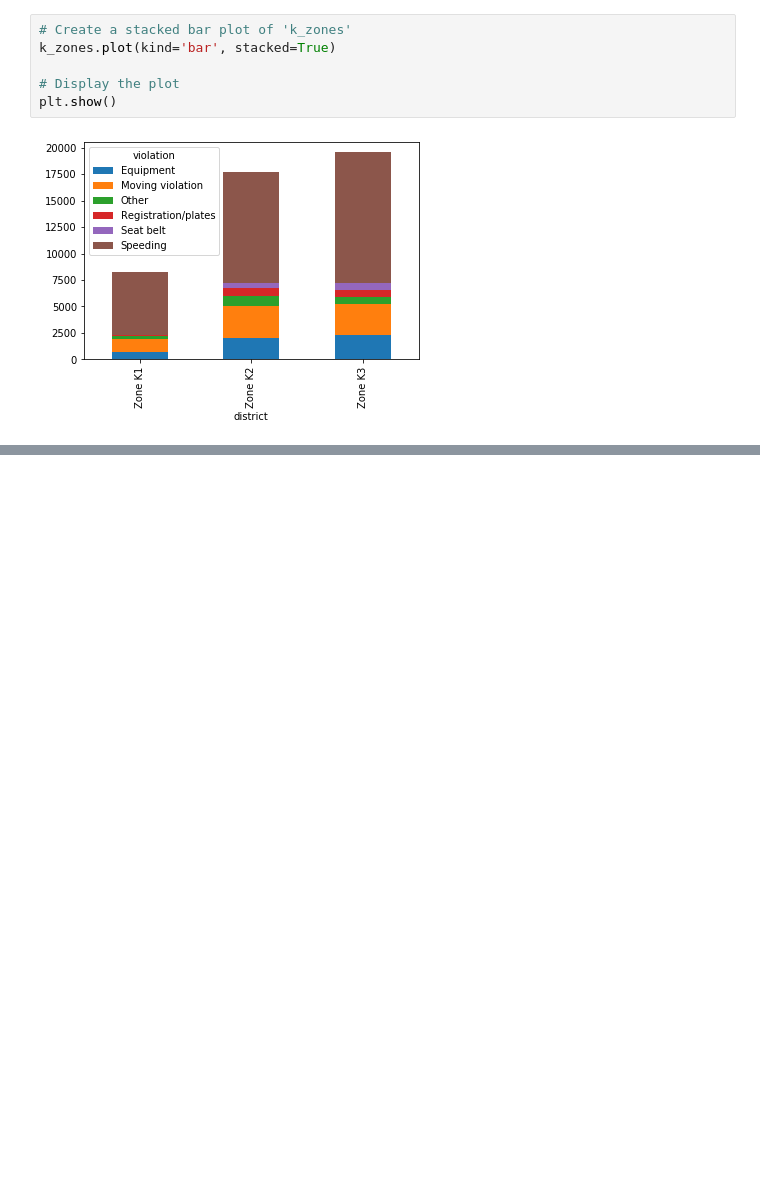
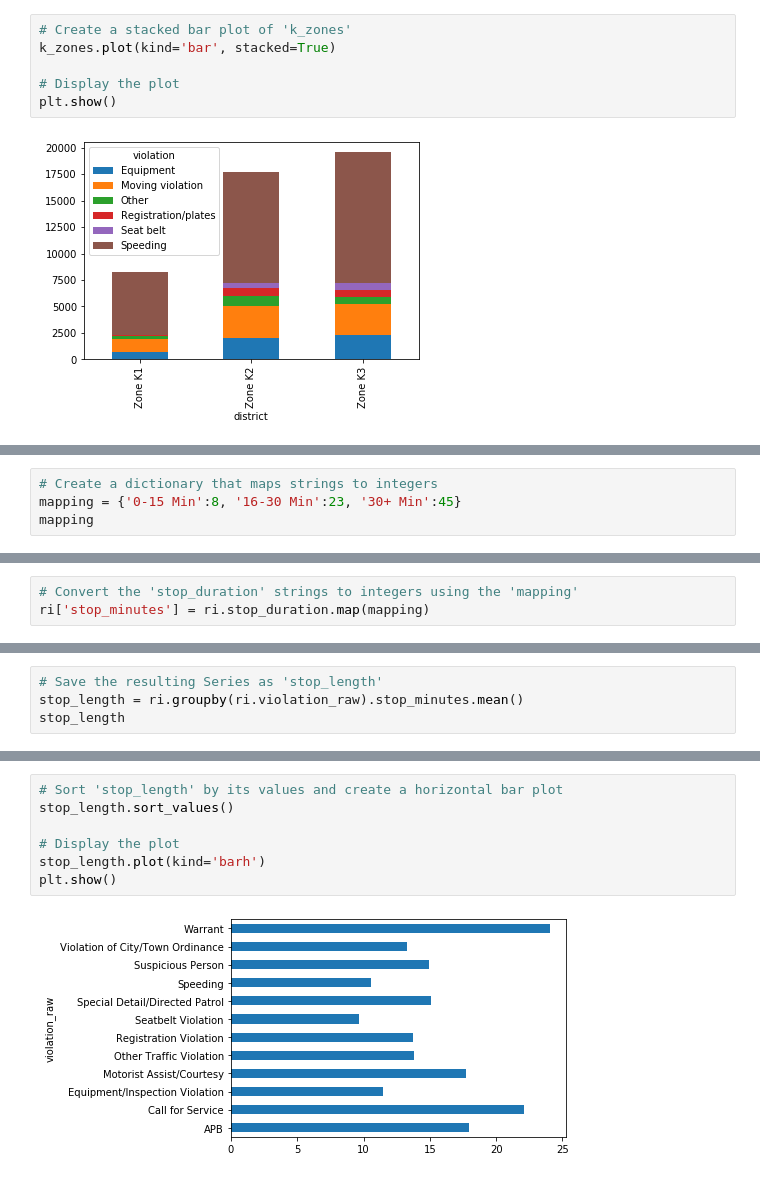
Before and after one commit to afminmax/DC-Data-Scientist-Lessons, a Jupyter notebook: 11-Police-Activity-Open-Data/police-activity-1.ipynb, the cells around one changed output, grey strips where cells are left out. Saved outputs shown, nothing was run; the diff lists cells and outputs as text; blank space fills up the shorter version.

Commit message:
added visualizations

```diff
--- a/11-Police-Activity-Open-Data/police-activity-1.ipynb
+++ b/11-Police-Activity-Open-Data/police-activity-1.ipynb
@@ -796,0 +804,4 @@ plt.show()
+# %%
+# Create a dictionary that maps strings to integers
+mapping = {'0-15 Min':8, '16-30 Min':23, '30+ Min':45}
+mapping
@@ -796,0 +810,3 @@ plt.show()
+# %%
+# Convert the 'stop_duration' strings to integers using the 'mapping'
+ri['stop_minutes'] = ri.stop_duration.map(mapping)
@@ -796,0 +855,4 @@ plt.show()
+# %%
+# Save the resulting Series as 'stop_length'
+stop_length = ri.groupby(ri.violation_raw).stop_minutes.mean()
+stop_length
@@ -796,0 +874,9 @@ plt.show()
+# %%
+# Sort 'stop_length' by its values and create a horizontal bar plot
+stop_length.sort_values()
+
+# Display the plot
+stop_length.plot(kind='barh')
+plt.show()
+# %% [output]
+[figure, added]
```
Also changed, not shown: parts of 11 cells of this notebook.
